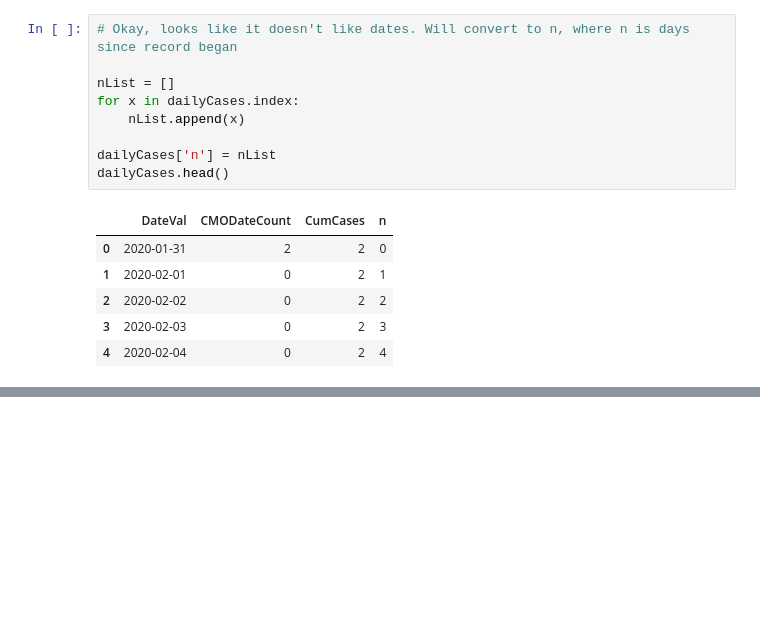
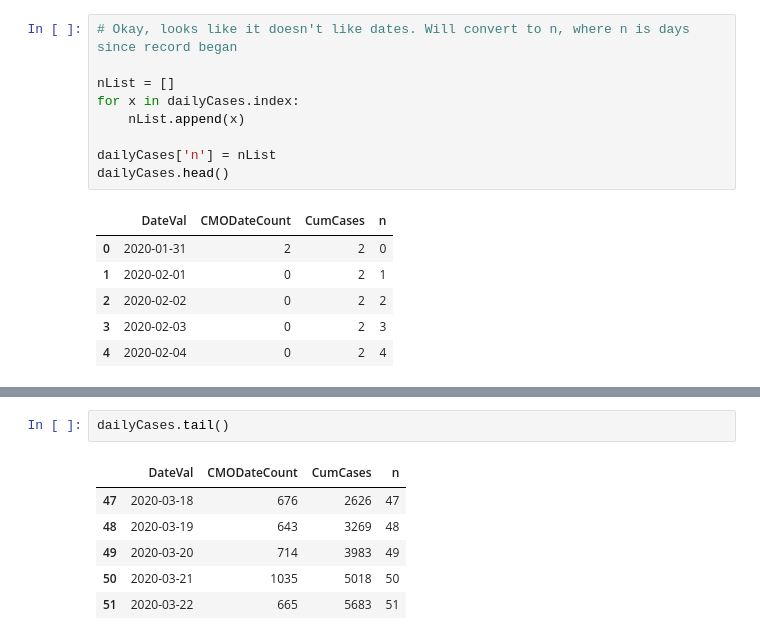
Before and after one commit to nearlyripe/DataprojectThree, a Jupyter notebook: Coronavirus Dashboard.ipynb, the cells around one changed output, grey strips where cells are left out. Cells and saved outputs as stored; diff of their text form; blank space fills up the shorter version.

```diff
--- a/Coronavirus Dashboard.ipynb
+++ b/Coronavirus Dashboard.ipynb
@@ -250,0 +281,9 @@ plt.plot(predictive, linear2.predict(poly4.fit_transform(predictive)))
+# %%
+dailyCases.tail()
+# %% [output]
+|  | DateVal | CMODateCount | CumCases | n |
+| 47 | 2020-03-18 | 676 | 2626 | 47 |
+| 48 | 2020-03-19 | 643 | 3269 | 48 |
+| 49 | 2020-03-20 | 714 | 3983 | 49 |
+| 50 | 2020-03-21 | 1035 | 5018 | 50 |
+| 51 | 2020-03-22 | 665 | 5683 | 51 |
```
Also changed, not shown: parts of 16 cells of this notebook, 4 other files.
